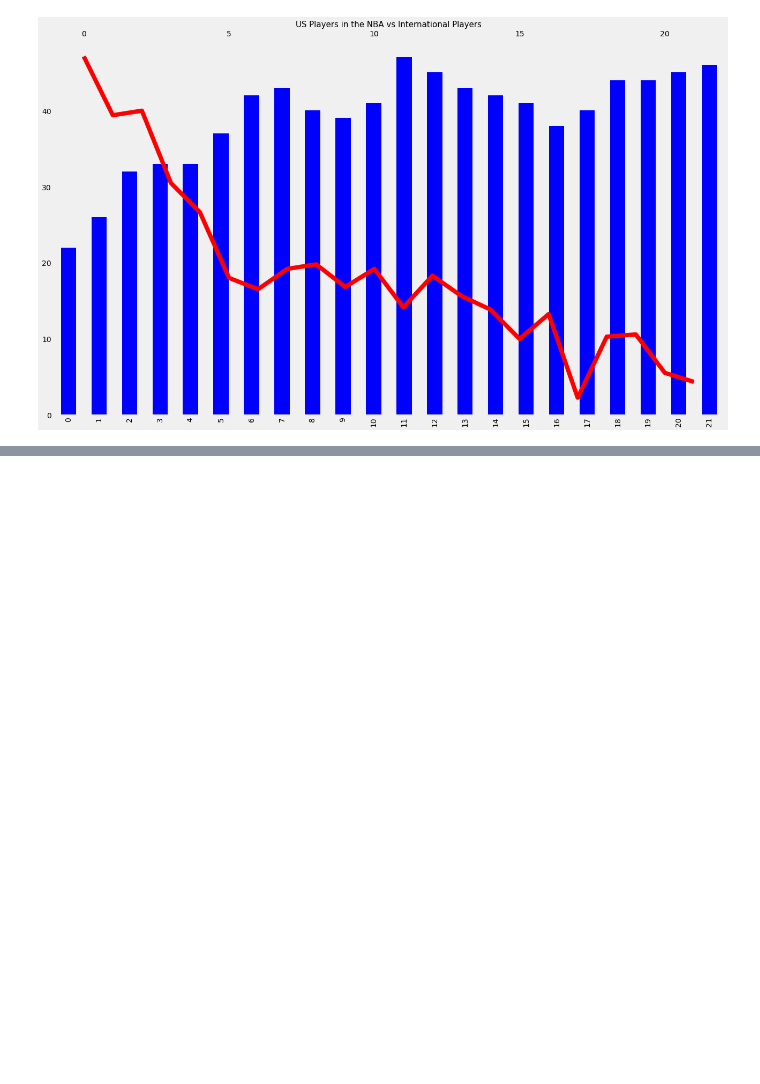
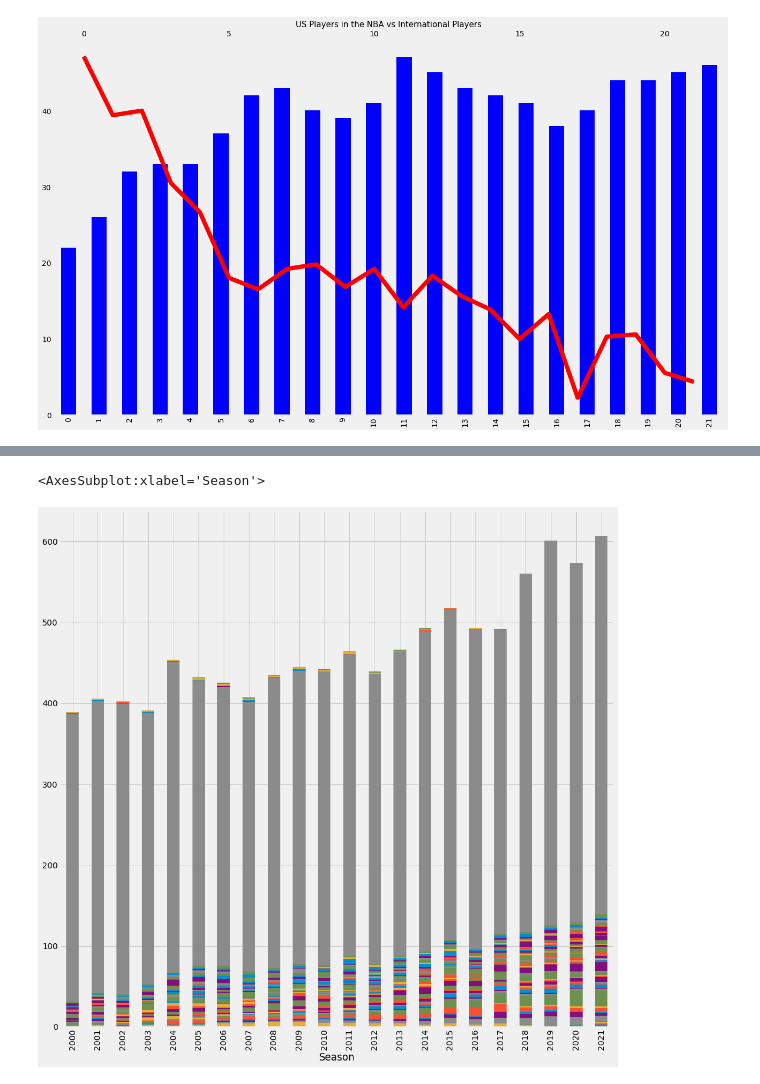
Before and after one commit to bme3412/Python, a Jupyter notebook: Projects/Basketball_reference/NBA_since_2000_Global.ipynb, the cells around one changed output, grey strips where cells are left out. Cells and saved outputs as stored; diff of their text form; code cells hidden in the pictures; blank space fills up the shorter version.

```diff
--- a/Projects/Basketball_reference/NBA_since_2000_Global.ipynb
+++ b/Projects/Basketball_reference/NBA_since_2000_Global.ipynb
@@ -1614,3 +1630,8 @@ NameError: name 'participants' is not defined
+# %%
+global_df_count.groupby(['Season','NATIONALITY']).sum().unstack().plot(kind='bar', stacked=True, legend=False, figsize=(15,15))
+# %% [output]
+<AxesSubplot:xlabel='Season'>
+[figure, added]
 # %%
 # count the total # of unique nationalities
 countries_df = global_df['NATIONALITY'].value_counts(normalize=True).reset_index()
```
Also changed, not shown: parts of 8 cells of this notebook.
